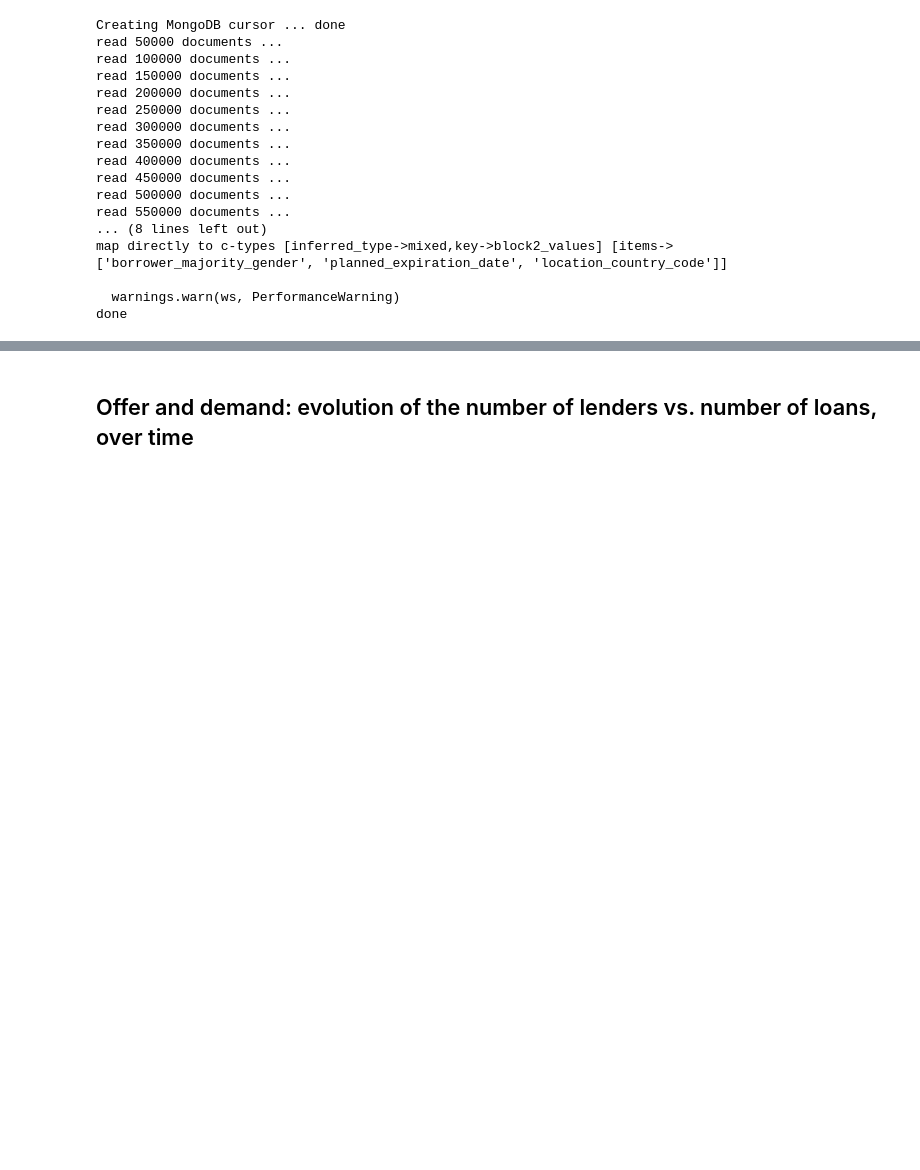
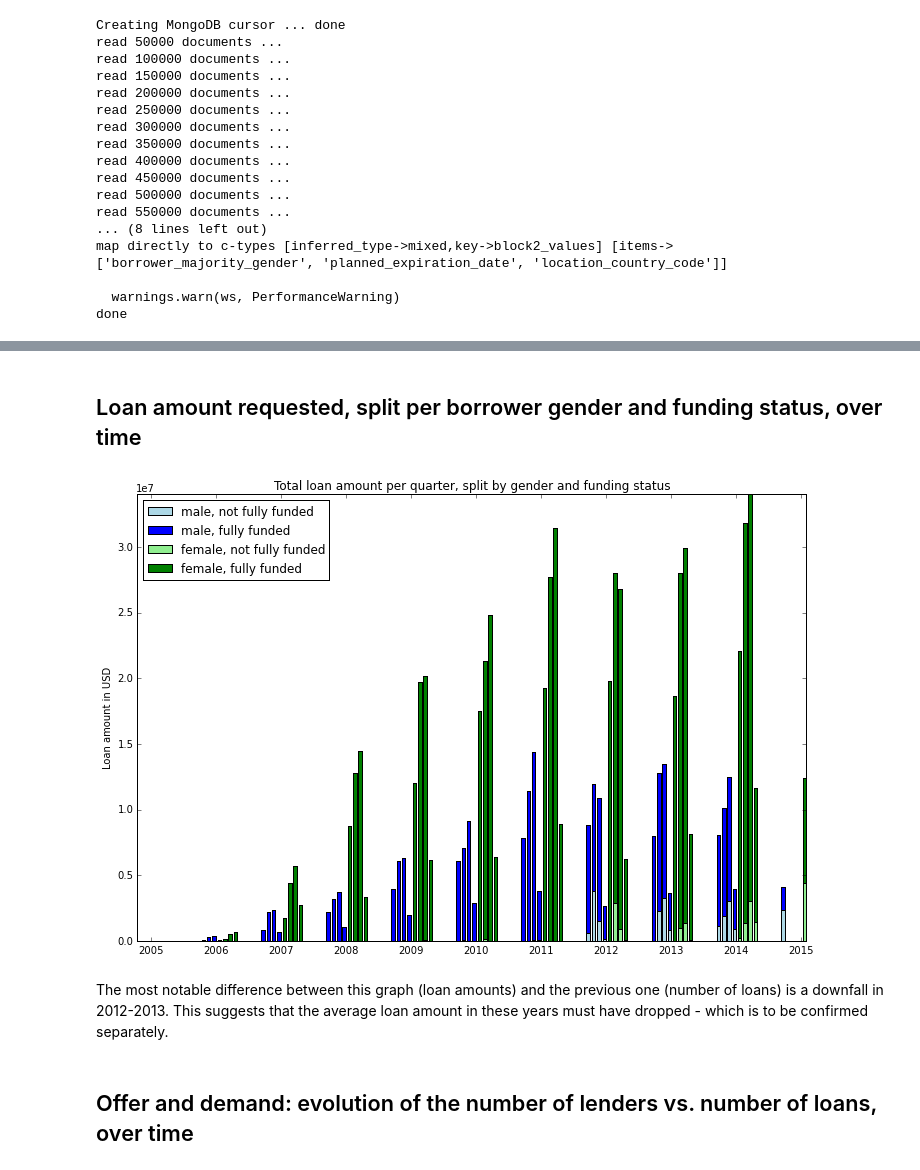
Before and after one commit to fdurant/kiva_project, a Jupyter notebook: Kiva_predicting_loan_funding.ipynb, the cells around one changed output, grey strips where cells are left out. Saved outputs shown, nothing was run; the diff lists cells and outputs as text; code cells hidden in the pictures; blank space fills up the shorter version.

```diff
--- a/Kiva_predicting_loan_funding.ipynb
+++ b/Kiva_predicting_loan_funding.ipynb
@@ -186,2 +176,67 @@ Learnings:
+# %% [markdown]
+## Loan amount requested, split per borrower gender and funding status, over time
+# %%
+#print loansDF.head()
+
+amountXSeries = []
+amountYSeries = {'M': {True: {},
+                       False: {}},
+                 'F': {True: {},
+                       False: {}},
+                 'N': {True: {},
+                       False: {}}}
+
+for k,v in sorted(loansDFGroupedByMonthAndGender.groups.items(), key=lambda x : x[0][0]):
+    period, gender, isFullyFunded = k
+    row = loansDF.loc[v]
+    loanAmountSum = sum(row['loan_amount'])
+#    print "loanAmountSum = ", loanAmountSum
+    amountXSeries.append(period)
+    if amountYSeries[gender][isFullyFunded].has_key(period):
+#        print "increasing %s,%s,%s from %d to" % (gender, isFullyFunded, period, amountYSeries[gender][isFullyFunded][period]),
+        amountYSeries[gender][isFullyFunded][period] += loanAmountSum
+#        print "%d" % amountYSeries[gender][isFullyFunded][period]
+    else:
+        amountYSeries[gender][isFullyFunded][period] = loanAmountSum
+#        print "setting %s,%s,%s to %d" % (gender, isFullyFunded, period, amountYSeries[gender][isFullyFunded][period])
+
+for p in amountXSeries:
+    for gender in ['M', 'F', 'N']:
+        for isFullyFunded in [True, False]:
+            if not amountYSeries[gender][isFullyFunded].has_key(p):
+                amountYSeries[gender][isFullyFunded][p] = 0
+
+#print amountYSeries
+
+amountYSeriesMaleNotFullyFunded = [amountYSeries['M'][False][p] for p in amountXSeries]
+amountYSeriesMaleFullyFunded = [amountYSeries['M'][True][p] for p in amountXSeries]
+
+amountYSeriesFemaleNotFullyFunded = [amountYSeries['F'][False][p] for p in amountXSeries]
+amountYSeriesFemaleFullyFunded = [amountYSeries['F'][True][p] for p in amountXSeries]
+
+# Negligeable
+#amountYSeriesNeutralNotFullyFunded = [amountYSeries['N'][False][p] for p in amountXSeries]
+#amountYSeriesNeutralFullyFunded = [amountYSeries['N'][True][p] for p in amountXSeries]
+
+width = 20
+
+fig = plt.figure(40, figsize=(12,8))
+ax1 = fig.add_subplot(111)
+ax1.bar(date2num(amountXSeries)-100, amountYSeriesMaleNotFullyFunded,label="male, not fully funded",width=width,color='lightblue',align='center')
+ax1.bar(date2num(amountXSeries)-100, amountYSeriesMaleFullyFunded,bottom=amountYSeriesMaleNotFullyFunded,label="male, fully funded",width=width,color='blue',align='center')
+
+ax1.bar(date2num(amountXSeries)+20, amountYSeriesFemaleNotFullyFunded,label="female, not fully funded", width=width,color='lightgreen',align='center')
+ax1.bar(date2num(amountXSeries)+20, amountYSeriesFemaleFullyFunded, bottom=amountYSeriesFemaleNotFullyFunded ,label="female, fully funded", width=width,color='green',align='center')
+
+ax1.xaxis_date()
+ax1.autoscale(tight=True)
+plt.legend(loc="best")
+plt.title('Total loan amount per quarter, split by gender and funding status')
+plt.ylabel('Loan amount in USD')
+plt.show()
+# %% [output]
+[figure, added]
+# %% [markdown]
+The most notable difference between this graph (loan amounts) and the previous one (number of loans) is a downfall in 2012-2013. This suggests that the average loan amount in these years must have dropped - which is to be confirmed separately.
 # %% [markdown]
 ## Offer and demand: evolution of the number of lenders vs. number of loans, over time
```
Also changed, not shown: parts of 2 cells of this notebook, 1 other file.
